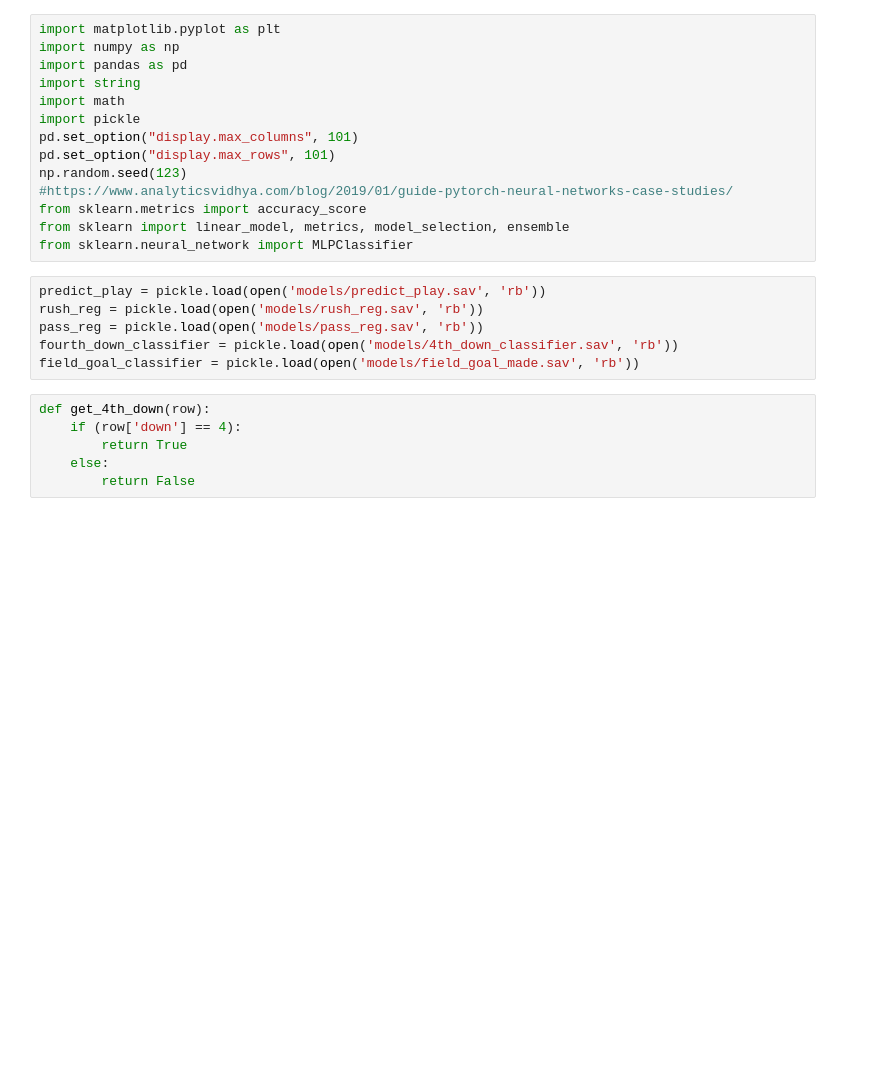
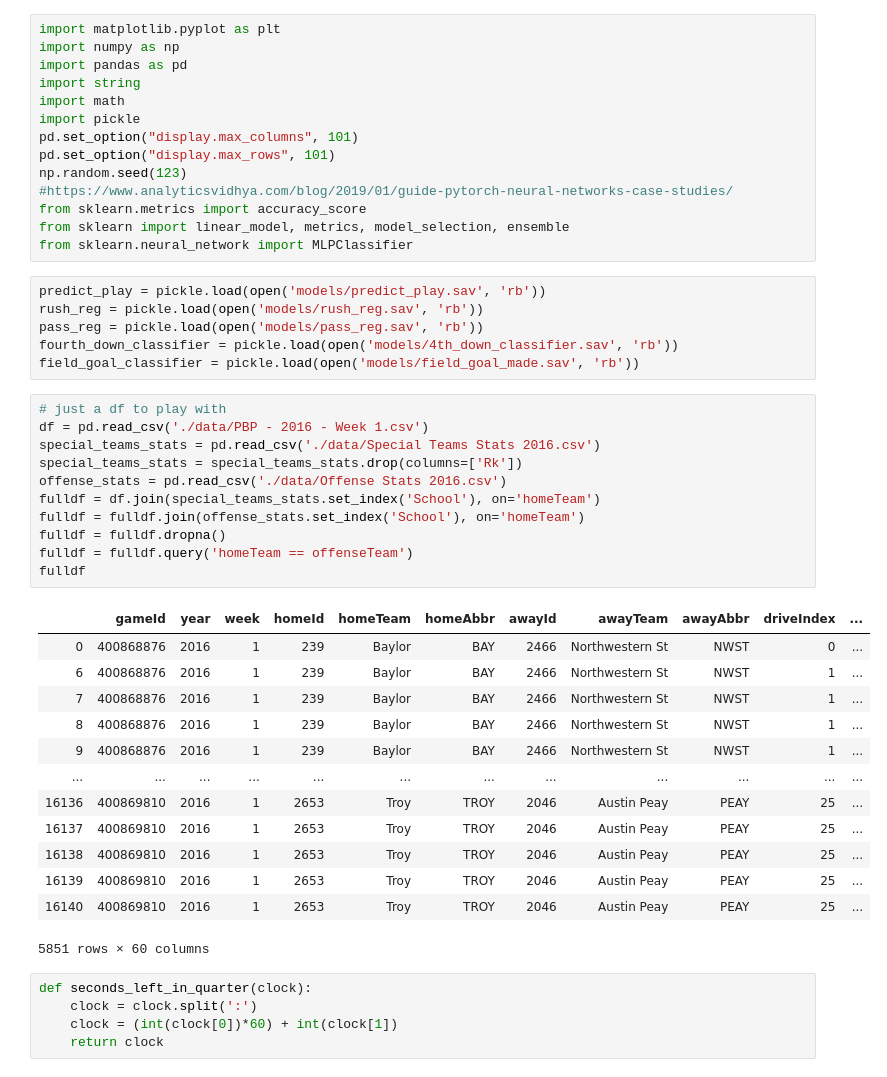
Before and after one commit to nwiatrek/cfb-ml, a Jupyter notebook: Generate Drive.ipynb, the cells around one changed output. Cells and saved outputs as stored; diff of their text form; blank space fills up the shorter version.

Commit message:
still working on generating the drive

```diff
--- a/Generate Drive.ipynb
+++ b/Generate Drive.ipynb
@@ -18,9 +18,33 @@ rush_reg = pickle.load(open('models/rush_reg.sav', 'rb'))
 pass_reg = pickle.load(open('models/pass_reg.sav', 'rb'))
 fourth_down_classifier = pickle.load(open('models/4th_down_classifier.sav', 'rb'))
 field_goal_classifier = pickle.load(open('models/field_goal_made.sav', 'rb'))
-# %%
-def get_4th_down(row):
-    if (row['down'] == 4):
-        return True
-    else:
-        return False
+# %%
+# just a df to play with
+df = pd.read_csv('./data/PBP - 2016 - Week 1.csv')
+special_teams_stats = pd.read_csv('./data/Special Teams Stats 2016.csv')
+special_teams_stats = special_teams_stats.drop(columns=['Rk'])
+offense_stats = pd.read_csv('./data/Offense Stats 2016.csv')
+fulldf = df.join(special_teams_stats.set_index('School'), on='homeTeam')
+fulldf = fulldf.join(offense_stats.set_index('School'), on='homeTeam')
+fulldf = fulldf.dropna()
+fulldf = fulldf.query('homeTeam == offenseTeam')
+fulldf
+# %% [output]
+|  | gameId | year | week | homeId | homeTeam | homeAbbr | awayId | awayTeam | awayAbbr | driveIndex | ... |
+| 0 | 400868876 | 2016 | 1 | 239 | Baylor | BAY | 2466 | Northwestern St | NWST | 0 | ... |
+| 6 | 400868876 | 2016 | 1 | 239 | Baylor | BAY | 2466 | Northwestern St | NWST | 1 | ... |
+| 7 | 400868876 | 2016 | 1 | 239 | Baylor | BAY | 2466 | Northwestern St | NWST | 1 | ... |
+| 8 | 400868876 | 2016 | 1 | 239 | Baylor | BAY | 2466 | Northwestern St | NWST | 1 | ... |
+| 9 | 400868876 | 2016 | 1 | 239 | Baylor | BAY | 2466 | Northwestern St | NWST | 1 | ... |
+| ... | ... | ... | ... | ... | ... | ... | ... | ... | ... | ... | ... |
+| 16136 | 400869810 | 2016 | 1 | 2653 | Troy | TROY | 2046 | Austin Peay | PEAY | 25 | ... |
+| 16137 | 400869810 | 2016 | 1 | 2653 | Troy | TROY | 2046 | Austin Peay | PEAY | 25 | ... |
+| 16138 | 400869810 | 2016 | 1 | 2653 | Troy | TROY | 2046 | Austin Peay | PEAY | 25 | ... |
+| 16139 | 400869810 | 2016 | 1 | 2653 | Troy | TROY | 2046 | Austin Peay | PEAY | 25 | ... |
+| 16140 | 400869810 | 2016 | 1 | 2653 | Troy | TROY | 2046 | Austin Peay | PEAY | 25 | ... |
+5851 rows × 60 columns
+# %%
+def seconds_left_in_quarter(clock):
+    clock = clock.split(':')
+    clock = (int(clock[0])*60) + int(clock[1])
+    return clock
```
Also changed, not shown: parts of 8 cells of this notebook.
